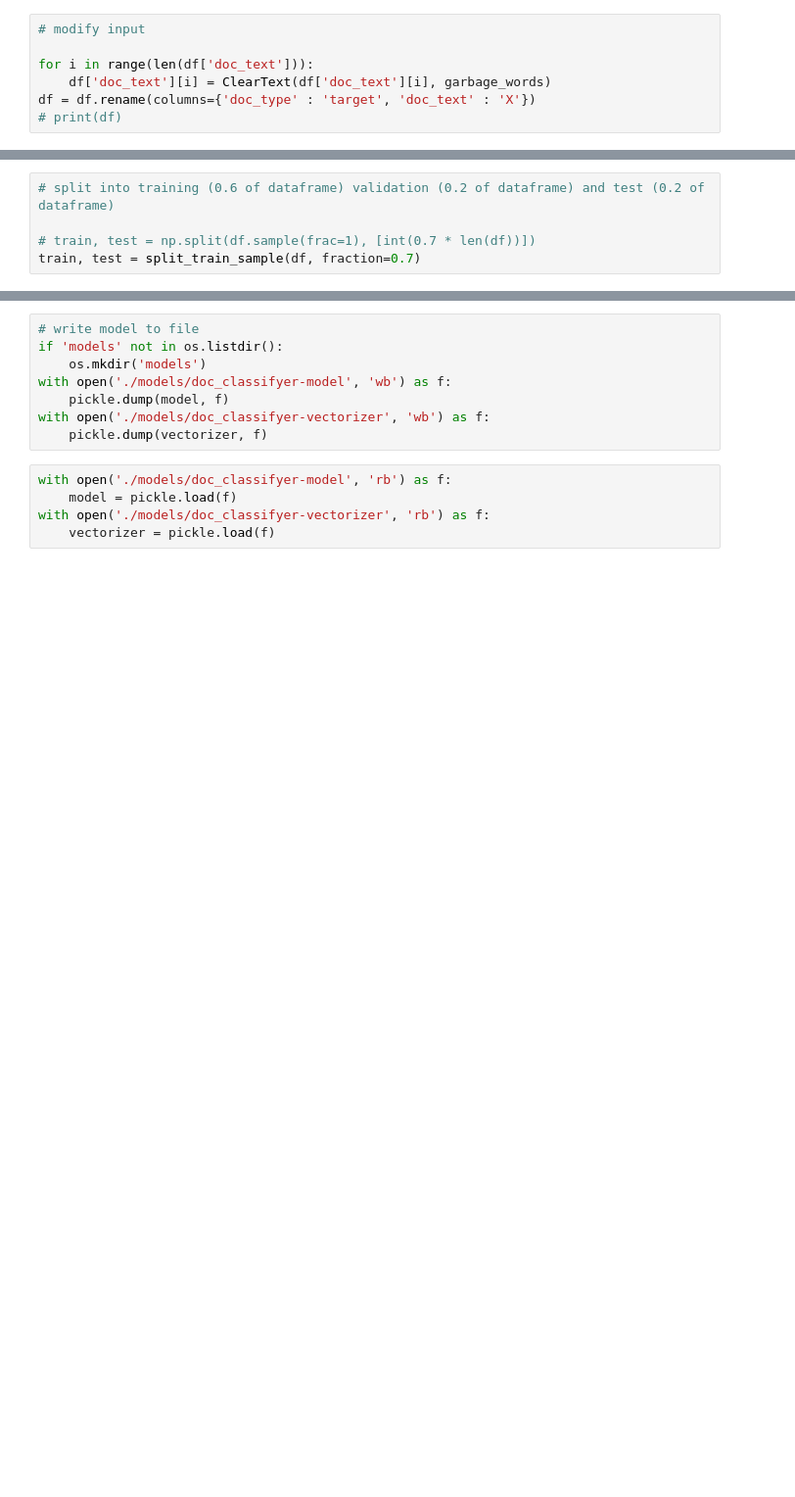
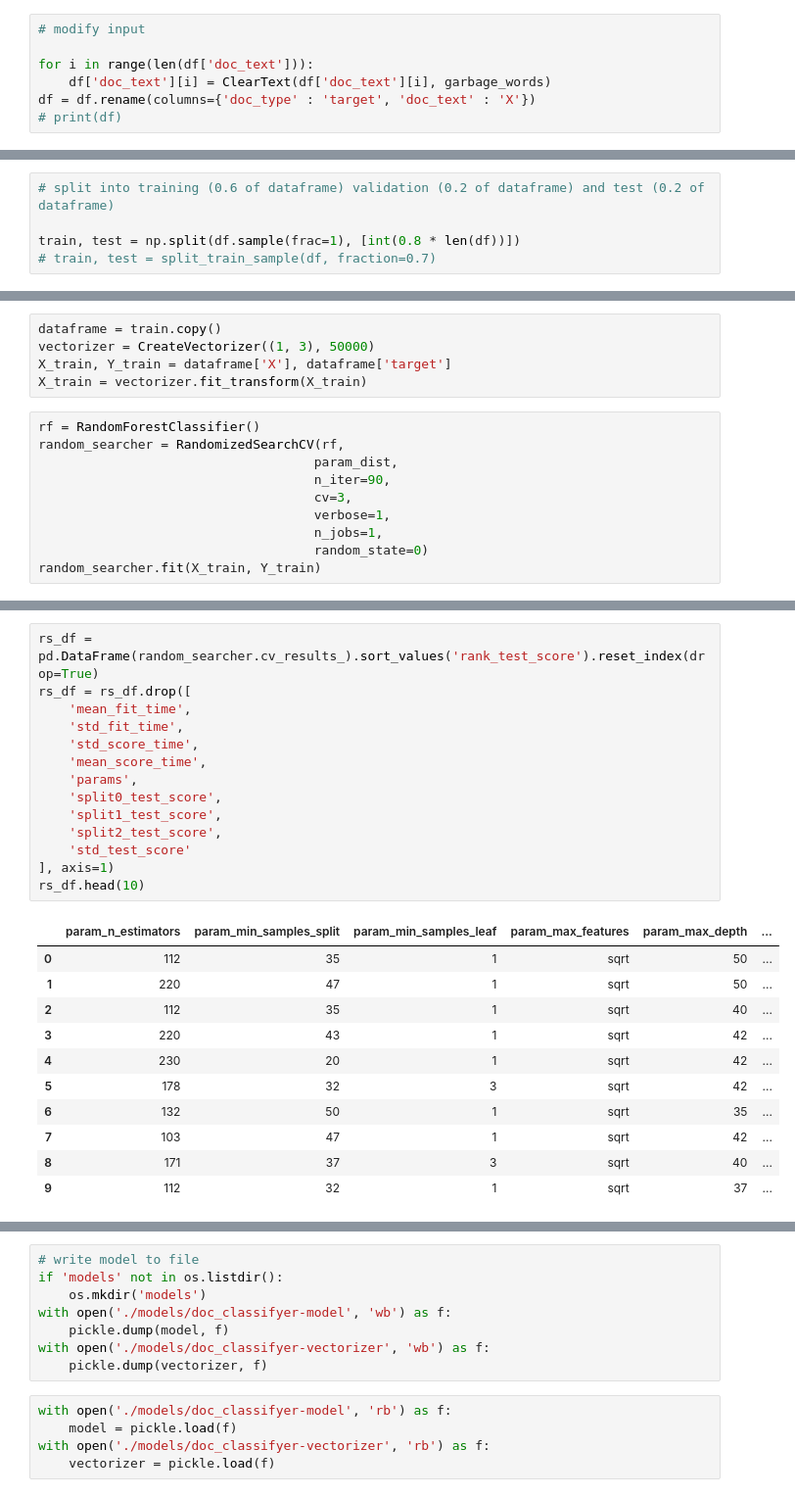
Before and after one commit to cherepasshka/document-classifier, a Jupyter notebook: DOCUMENT_CLASSIFIER.ipynb, the cells around one changed output, grey strips where cells are left out. Shown: that part at 98% size. Cells and saved outputs as stored; diff of their text form; blank space fills up the shorter version.

Commit message:
added random choice validation

```diff
--- a/DOCUMENT_CLASSIFIER.ipynb
+++ b/DOCUMENT_CLASSIFIER.ipynb
@@ -127,5 +154,5 @@ def split_train_sample(dataframe, fraction=0.7):
 # %%
 # split into training (0.6 of dataframe) validation (0.2 of dataframe) and test (0.2 of dataframe)
 
-# train, test = np.split(df.sample(frac=1), [int(0.7 * len(df))])
-train, test = split_train_sample(df, fraction=0.7)
+train, test = np.split(df.sample(frac=1), [int(0.8 * len(df))])
+# train, test = split_train_sample(df, fraction=0.7)
@@ -131,0 +184,15 @@ train, test = split_train_sample(df, fraction=0.7)
+# %%
+dataframe = train.copy()
+vectorizer = CreateVectorizer((1, 3), 50000)
+X_train, Y_train = dataframe['X'], dataframe['target']
+X_train = vectorizer.fit_transform(X_train)
+# %%
+rf = RandomForestClassifier()
+random_searcher = RandomizedSearchCV(rf,
+                                    param_dist,
+                                    n_iter=90,
+                                    cv=3,
+                                    verbose=1,
+                                    n_jobs=1,
+                                    random_state=0)
+random_searcher.fit(X_train, Y_train)
@@ -131,0 +227,26 @@ train, test = split_train_sample(df, fraction=0.7)
+# %%
+rs_df = pd.DataFrame(random_searcher.cv_results_).sort_values('rank_test_score').reset_index(drop=True)
+rs_df = rs_df.drop([
+    'mean_fit_time',
+    'std_fit_time',
+    'std_score_time',
+    'mean_score_time',
+    'params',
+    'split0_test_score',
+    'split1_test_score',
+    'split2_test_score',
+    'std_test_score'
+], axis=1)
+rs_df.head(10)
+# %% [output]
+|  | param_n_estimators | param_min_samples_split | param_min_samples_leaf | param_max_features | param_max_depth | ... |
+| 0 | 112 | 35 | 1 | sqrt | 50 | ... |
+| 1 | 220 | 47 | 1 | sqrt | 50 | ... |
+| 2 | 112 | 35 | 1 | sqrt | 40 | ... |
+| 3 | 220 | 43 | 1 | sqrt | 42 | ... |
+| 4 | 230 | 20 | 1 | sqrt | 42 | ... |
+| 5 | 178 | 32 | 3 | sqrt | 42 | ... |
+| 6 | 132 | 50 | 1 | sqrt | 35 | ... |
+| 7 | 103 | 47 | 1 | sqrt | 42 | ... |
+| 8 | 171 | 37 | 3 | sqrt | 40 | ... |
+| 9 | 112 | 32 | 1 | sqrt | 37 | ... |
```
Also changed, not shown: parts of 21 cells of this notebook.
